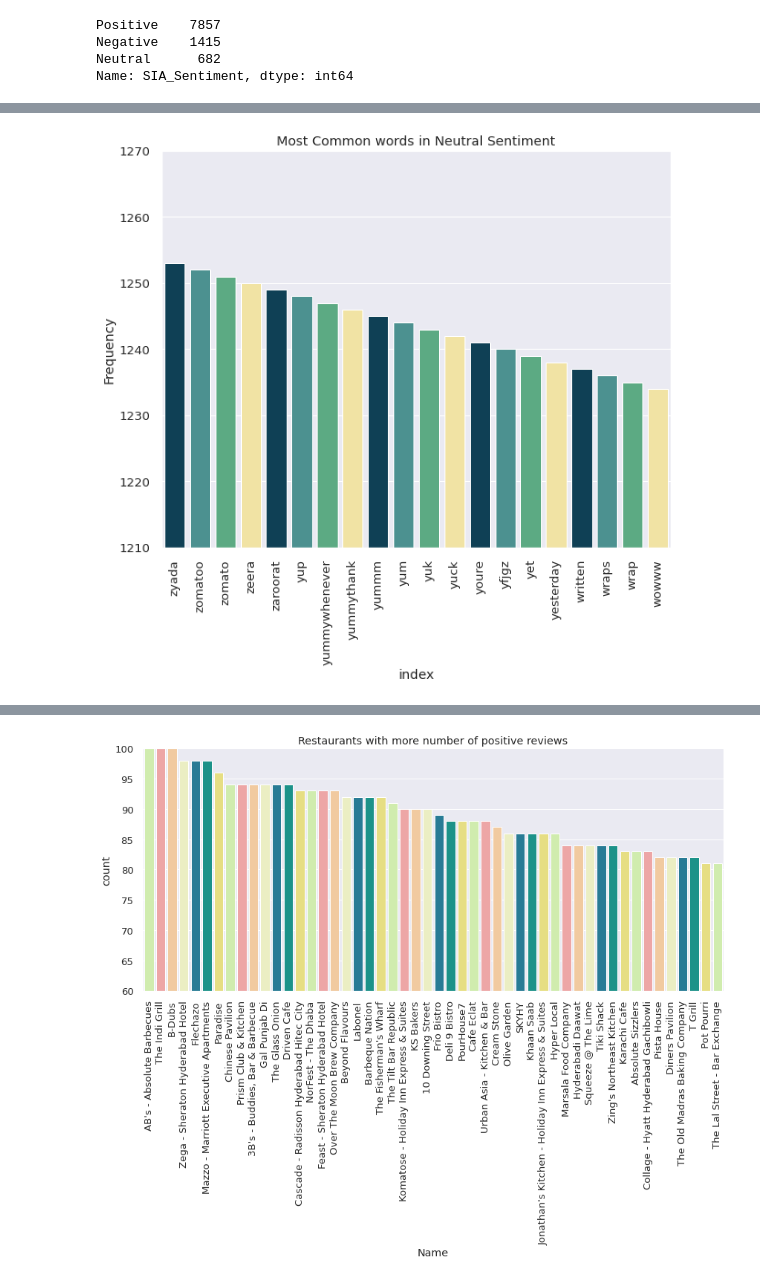
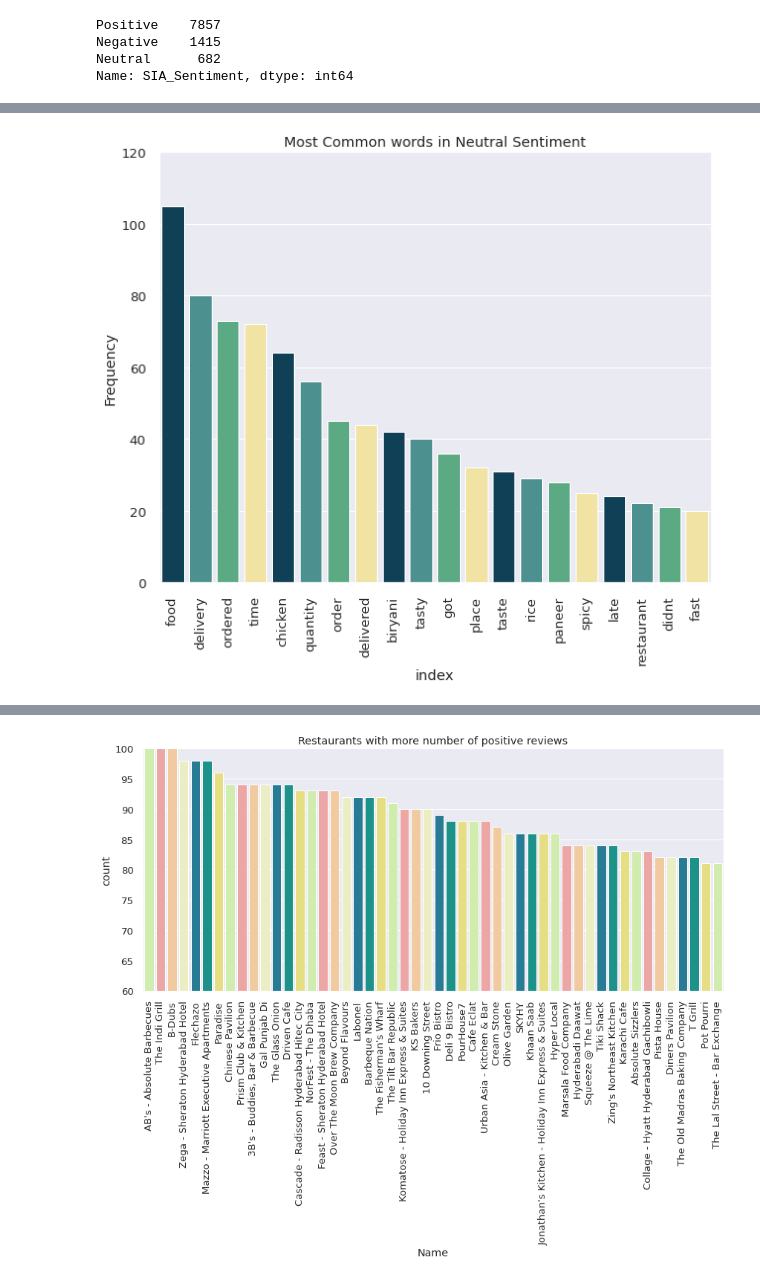
Before and after one commit to SethupathyM/Unsupervised_ML_Clustering_and_Sentiment_Analysis_Zomato_Restaurant, a Jupyter notebook: Zomato_Restaurant_Clustering_and_Sentiment_Analysis_.ipynb, the cells around one changed output, grey strips where cells are left out. Saved outputs shown, nothing was run; the diff lists cells and outputs as text; code cells hidden in the pictures.

```diff
--- a/Zomato_Restaurant_Clustering_and_Sentiment_Analysis_.ipynb
+++ b/Zomato_Restaurant_Clustering_and_Sentiment_Analysis_.ipynb
@@ -1267,8 +1278,8 @@ common_words(merged_df[merged_df['SIA_Sentiment'] == 'Negative'],5350,5390,'Most
 # %%
 # Most Common words in Neutral Sentiment
-common_words(merged_df[merged_df['SIA_Sentiment'] == 'Neutral'],1210,1270,'Most Common words in Neutral Sentiment',
+word_frequency(merged_df[merged_df['SIA_Sentiment'] == 'Neutral'],0,120,'Most Common words in Neutral Sentiment',
              ['#034561','#409D9B','#4FB783','#FEEB97'])
 # %% [output]
-[figure, old version]
+[figure, new version]
 # %%
 # Most Common words in Highly Positive Sentiment
```
Also changed, not shown: parts of 23 cells of this notebook.
